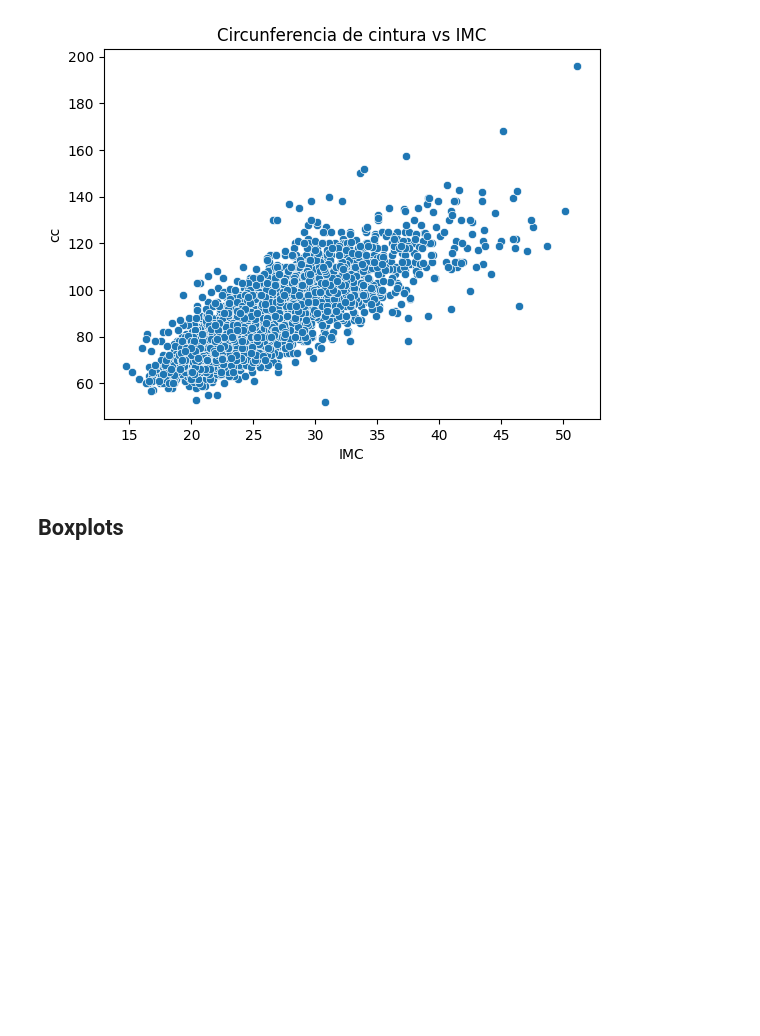
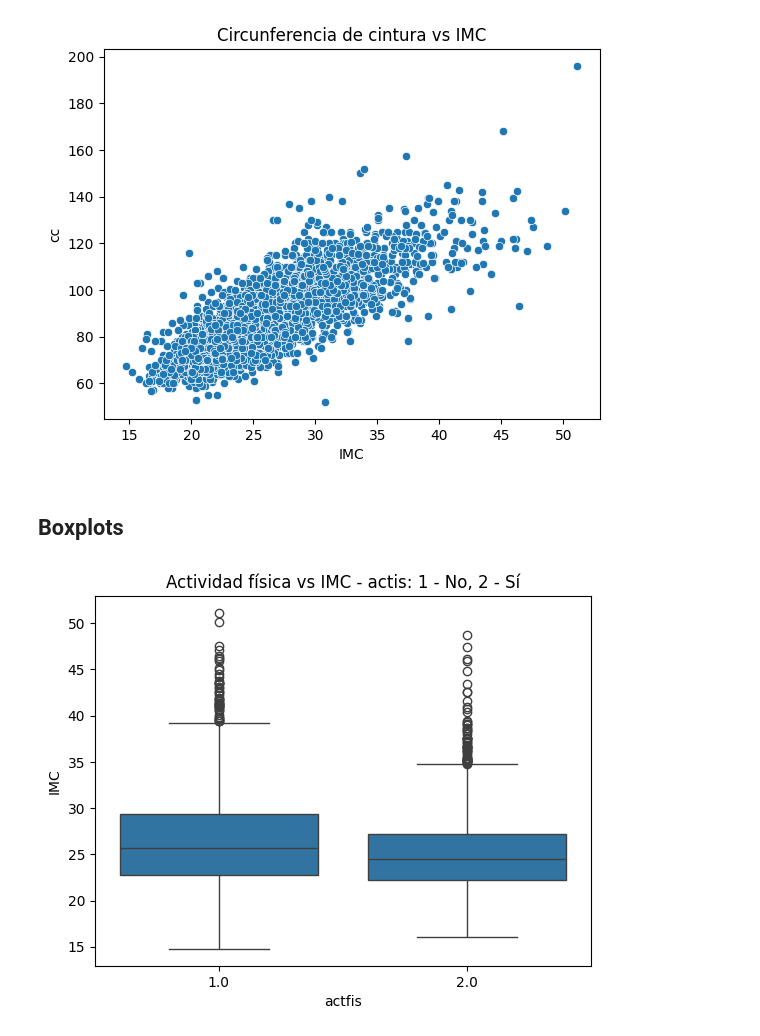
Before and after one commit to cabreonictor/Ciencia-de-Datos-y-Optimizacion-de-Modelos, a Jupyter notebook: notebook/Proyecto_Ciencia_de_Datos_y_Optimización_de_Modelos.ipynb, the cells around one changed output. Saved outputs shown, nothing was run; the diff lists cells and outputs as text; code cells hidden in the pictures; blank space fills up the shorter version.

```diff
--- a/notebook/Proyecto_Ciencia_de_Datos_y_Optimización_de_Modelos.ipynb
+++ b/notebook/Proyecto_Ciencia_de_Datos_y_Optimización_de_Modelos.ipynb
@@ -256,3 +261,9 @@ plt.show()
 [figure]
 # %% [markdown]
 ## Boxplots
+# %%
+sns.boxplot(x='actfis', y='IMC', data=df)
+plt.title("Actividad física vs IMC - actis: 1 - No, 2 - Sí")
+plt.show()
+# %% [output]
+[figure, added]
```
Also changed, not shown: parts of 7 cells of this notebook.
